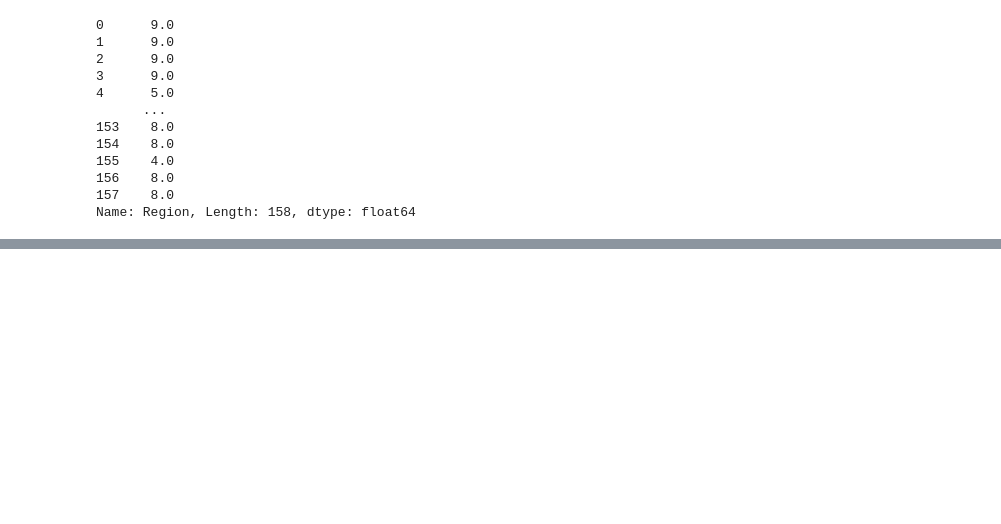
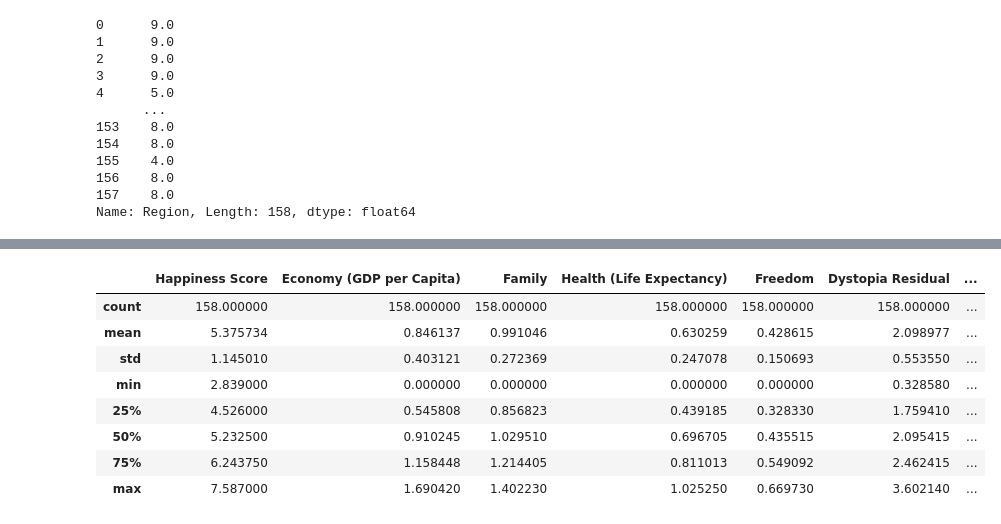
Before and after one commit to Danish3848/F20DL, a Jupyter notebook: Testing_out_Datasets.ipynb, the cells around one changed output, grey strips where cells are left out. Cells and saved outputs as stored; diff of their text form; code cells hidden in the pictures; blank space fills up the shorter version.

```diff
--- a/Testing_out_Datasets.ipynb
+++ b/Testing_out_Datasets.ipynb
@@ -177,5 +155,4 @@ happiness['Region']
 157    8.0
 Name: Region, Length: 158, dtype: float64
 # %%
-happiness_corr = happiness[['Happiness Score','Economy (GDP per Capita)','Family','Health (Life Expectancy)','Freedom','Dystopia Residual','Trust (Government Corruption)','Happiness Rank']].corr()
-happiness_corr['Happiness Score'].sort_values(ascending=False)
+attributes = ['Happiness Score','Economy (GDP per Capita)','Family','Health (Life Expectancy)','Freedom','Dystopia Residual','Trust (Government Corruption)','Happiness Rank']
@@ -191,0 +172,12 @@ Name: Happiness Score, dtype: float64
+# %%
+happiness[attributes].describe()
+# %% [output]
+|  | Happiness Score | Economy (GDP per Capita) | Family | Health (Life Expectancy) | Freedom | Dystopia Residual | ... |
+| count | 158.000000 | 158.000000 | 158.000000 | 158.000000 | 158.000000 | 158.000000 | ... |
+| mean | 5.375734 | 0.846137 | 0.991046 | 0.630259 | 0.428615 | 2.098977 | ... |
+| std | 1.145010 | 0.403121 | 0.272369 | 0.247078 | 0.150693 | 0.553550 | ... |
+| min | 2.839000 | 0.000000 | 0.000000 | 0.000000 | 0.000000 | 0.328580 | ... |
+| 25% | 4.526000 | 0.545808 | 0.856823 | 0.439185 | 0.328330 | 1.759410 | ... |
+| 50% | 5.232500 | 0.910245 | 1.029510 | 0.696705 | 0.435515 | 2.095415 | ... |
+| 75% | 6.243750 | 1.158448 | 1.214405 | 0.811013 | 0.549092 | 2.462415 | ... |
+| max | 7.587000 | 1.690420 | 1.402230 | 1.025250 | 0.669730 | 3.602140 | ... |
```
Also changed, not shown: parts of 12 cells of this notebook.
